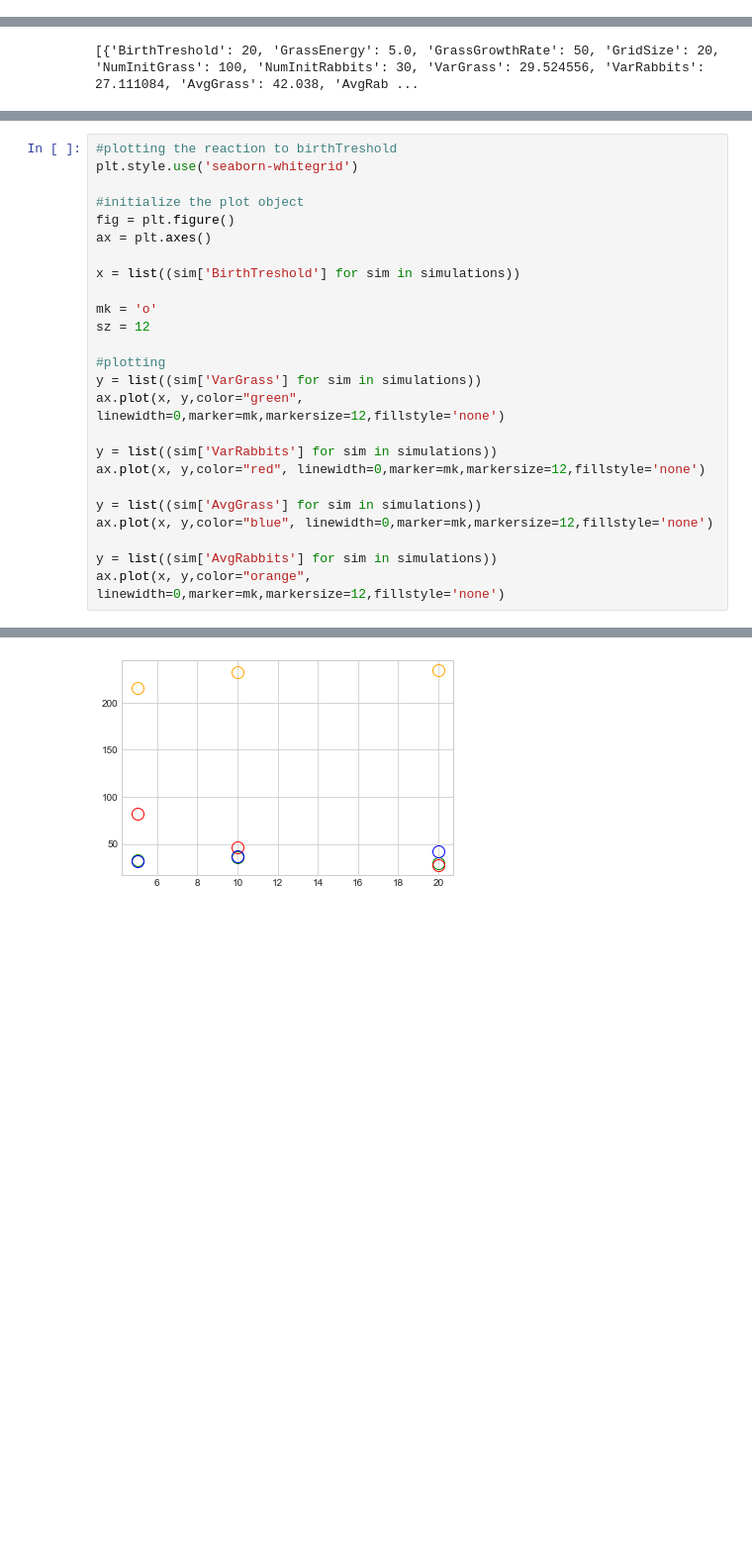
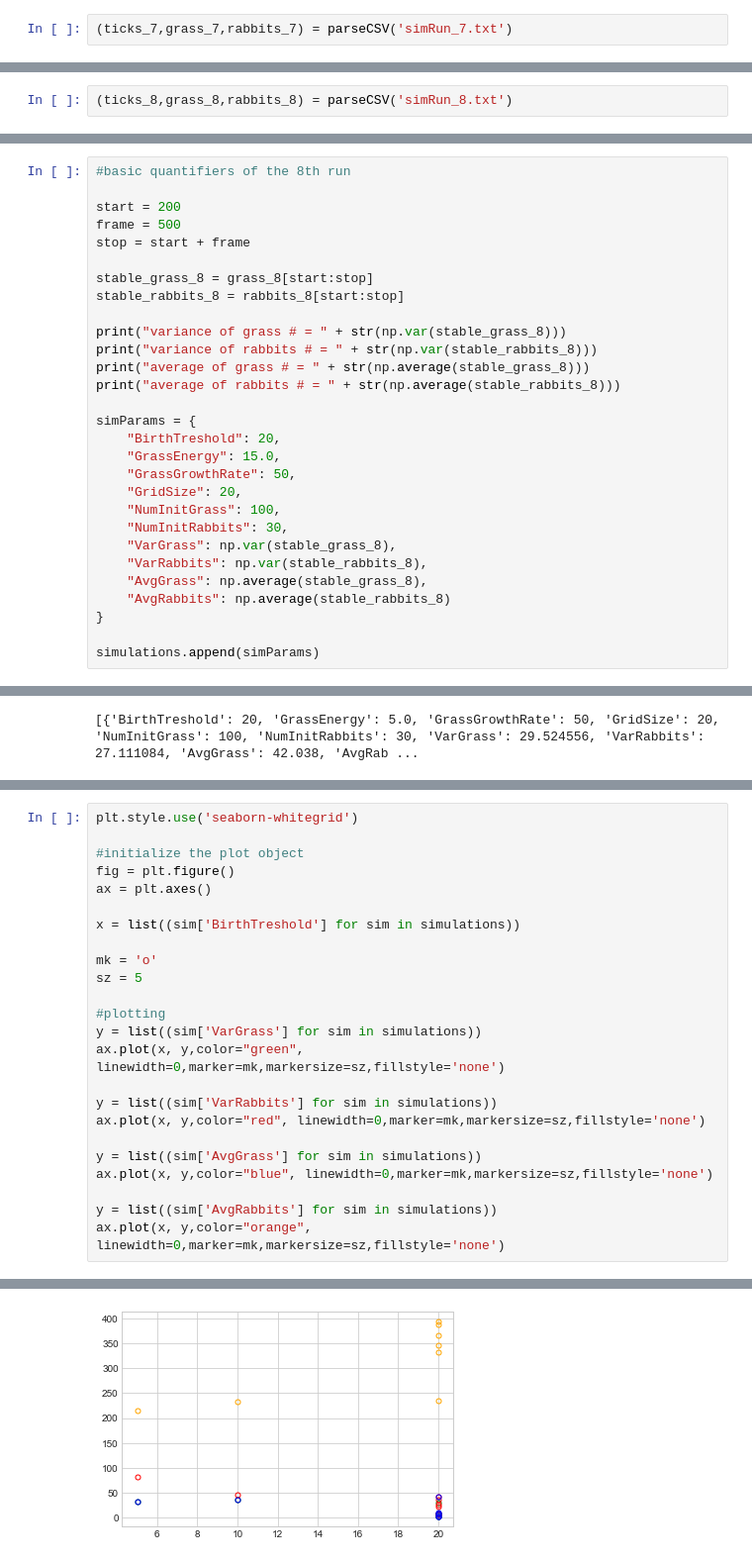
Before and after one commit to RenardDesNeiges/CS-430_1_Rabbits, a Jupyter notebook: report/plots/plot_notebook.ipynb, the cells around one changed output, grey strips where cells are left out. Shown at 99% size. Cells and saved outputs as stored; diff of their text form; blank space fills up the shorter version.

Commit message:
More plots, more simulations ran

```diff
--- a/report/plots/plot_notebook.ipynb
+++ b/report/plots/plot_notebook.ipynb
@@ -226,0 +395,2 @@ average of rabbits # = 215.73
+# %%
+(ticks_7,grass_7,rabbits_7) = parseCSV('simRun_7.txt')
@@ -226,0 +447,2 @@ average of rabbits # = 215.73
+# %%
+(ticks_8,grass_8,rabbits_8) = parseCSV('simRun_8.txt')
@@ -226,0 +455,29 @@ average of rabbits # = 215.73
+# %%
+#basic quantifiers of the 8th run
+
+start = 200
+frame = 500
+stop = start + frame
+
+stable_grass_8 = grass_8[start:stop]
+stable_rabbits_8 = rabbits_8[start:stop]
+
+print("variance of grass # = " + str(np.var(stable_grass_8)))
+print("variance of rabbits # = " + str(np.var(stable_rabbits_8)))
+print("average of grass # = " + str(np.average(stable_grass_8)))
+print("average of rabbits # = " + str(np.average(stable_rabbits_8)))
+
+simParams = {
+    "BirthTreshold": 20,
+    "GrassEnergy": 15.0,
+    "GrassGrowthRate": 50,
+    "GridSize": 20,
+    "NumInitGrass": 100,
+    "NumInitRabbits": 30,
+    "VarGrass": np.var(stable_grass_8),
+    "VarRabbits": np.var(stable_rabbits_8),
+    "AvgGrass": np.average(stable_grass_8),
+    "AvgRabbits": np.average(stable_rabbits_8)
+}
+
+simulations.append(simParams)
@@ -231,28 +497,27 @@ print(simulations)
 # %%
-#plotting the reaction to birthTreshold
 plt.style.use('seaborn-whitegrid')
 
 #initialize the plot object
 fig = plt.figure()
 ax = plt.axes()
 
 x = list((sim['BirthTreshold'] for sim in simulations))
 
 mk = 'o'
-sz = 12
+sz = 5
 
 #plotting
 y = list((sim['VarGrass'] for sim in simulations))
-ax.plot(x, y,color="green", linewidth=0,marker=mk,markersize=12,fillstyle='none')
+ax.plot(x, y,color="green", linewidth=0,marker=mk,markersize=sz,fillstyle='none')
 
 y = list((sim['VarRabbits'] for sim in simulations))
-ax.plot(x, y,color="red", linewidth=0,marker=mk,markersize=12,fillstyle='none')
+ax.plot(x, y,color="red", linewidth=0,marker=mk,markersize=sz,fillstyle='none')
 
 y = list((sim['AvgGrass'] for sim in simulations))
-ax.plot(x, y,color="blue", linewidth=0,marker=mk,markersize=12,fillstyle='none')
+ax.plot(x, y,color="blue", linewidth=0,marker=mk,markersize=sz,fillstyle='none')
 
 y = list((sim['AvgRabbits'] for sim in simulations))
-ax.plot(x, y,color="orange", linewidth=0,marker=mk,markersize=12,fillstyle='none')
+ax.plot(x, y,color="orange", linewidth=0,marker=mk,markersize=sz,fillstyle='none')
 # %% [output]
 [<matplotlib.lines.Line2D at 0x...>]
-[figure, old version]
+[figure, new version]
```
Also changed, not shown: parts of 27 cells of this notebook, 14 other files.
